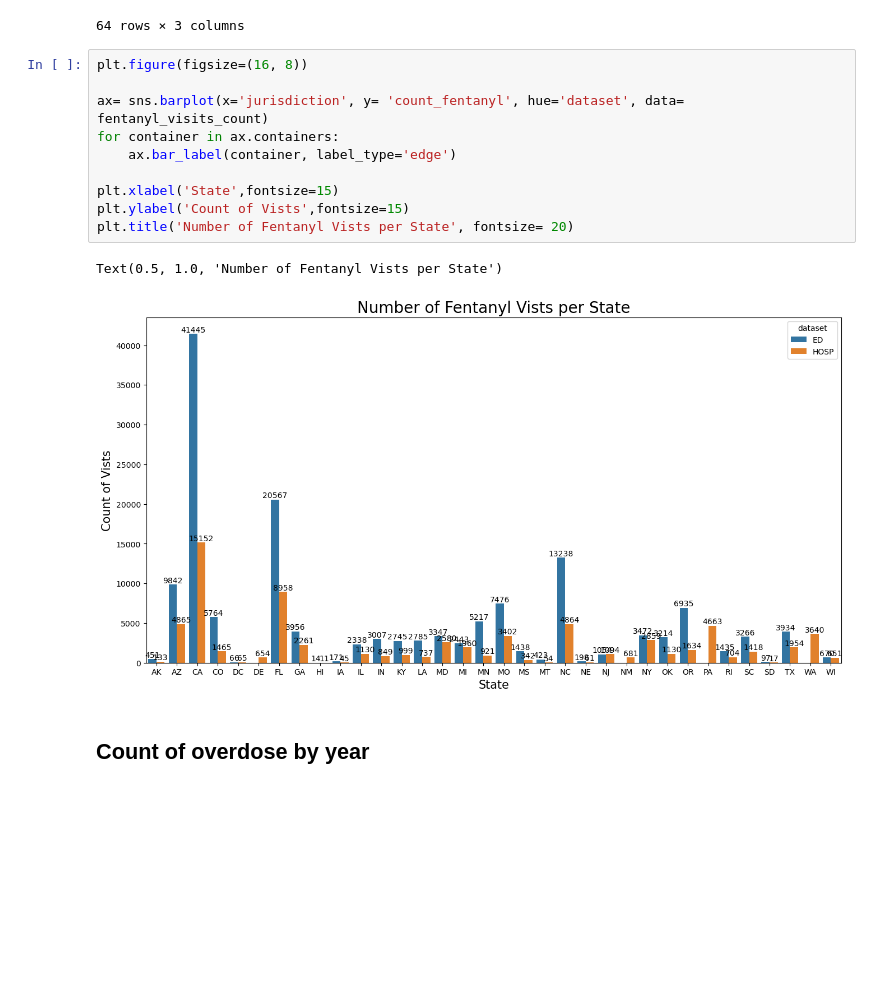
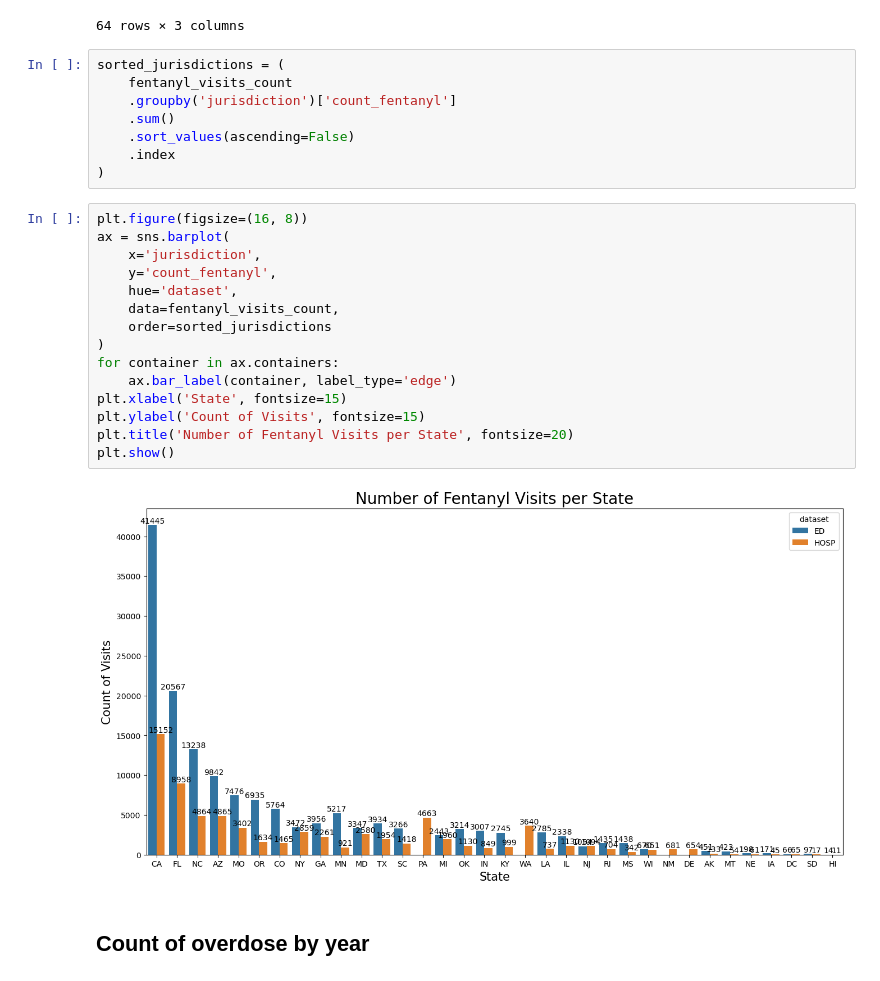
Before and after one commit to dorinajordan22/da14_capstone_2023_cocaine_and_fentanyl_analysis-, a Jupyter notebook: notebooks/2018_2023_cocaine_and_fentanyl_analysis.ipynb, the cells around one changed output. Cells and saved outputs as stored; diff of their text form; blank space fills up the shorter version.

```diff
--- a/notebooks/2018_2023_cocaine_and_fentanyl_analysis.ipynb
+++ b/notebooks/2018_2023_cocaine_and_fentanyl_analysis.ipynb
@@ -186,19 +219,31 @@ fentanyl_visits_count
 | 62 | WI | ED | 670.0 |
 | 63 | WI | HOSP | 651.0 |
 64 rows × 3 columns
-# %%
-plt.figure(figsize=(16, 8))
-
-ax= sns.barplot(x='jurisdiction', y= 'count_fentanyl', hue='dataset', data= fentanyl_visits_count)
-for container in ax.containers:
-    ax.bar_label(container, label_type='edge')
-
-plt.xlabel('State',fontsize=15)
-plt.ylabel('Count of Vists',fontsize=15)
-plt.title('Number of Fentanyl Vists per State', fontsize= 20)
-# %% [output]
-Text(0.5, 1.0, 'Number of Fentanyl Vists per State')
-[figure, removed]
+# %%
+sorted_jurisdictions = (
+    fentanyl_visits_count
+    .groupby('jurisdiction')['count_fentanyl']
+    .sum()
+    .sort_values(ascending=False)
+    .index
+)
+# %%
+plt.figure(figsize=(16, 8))
+ax = sns.barplot(
+    x='jurisdiction',
+    y='count_fentanyl',
+    hue='dataset',
+    data=fentanyl_visits_count,
+    order=sorted_jurisdictions
+)
+for container in ax.containers:
+    ax.bar_label(container, label_type='edge')
+plt.xlabel('State', fontsize=15)
+plt.ylabel('Count of Visits', fontsize=15)
+plt.title('Number of Fentanyl Visits per State', fontsize=20)
+plt.show()
+# %% [output]
+[figure, added]
 # %% [markdown]
 ## Count of overdose by year
 # %%
```
Also changed, not shown: parts of 38 cells of this notebook.
